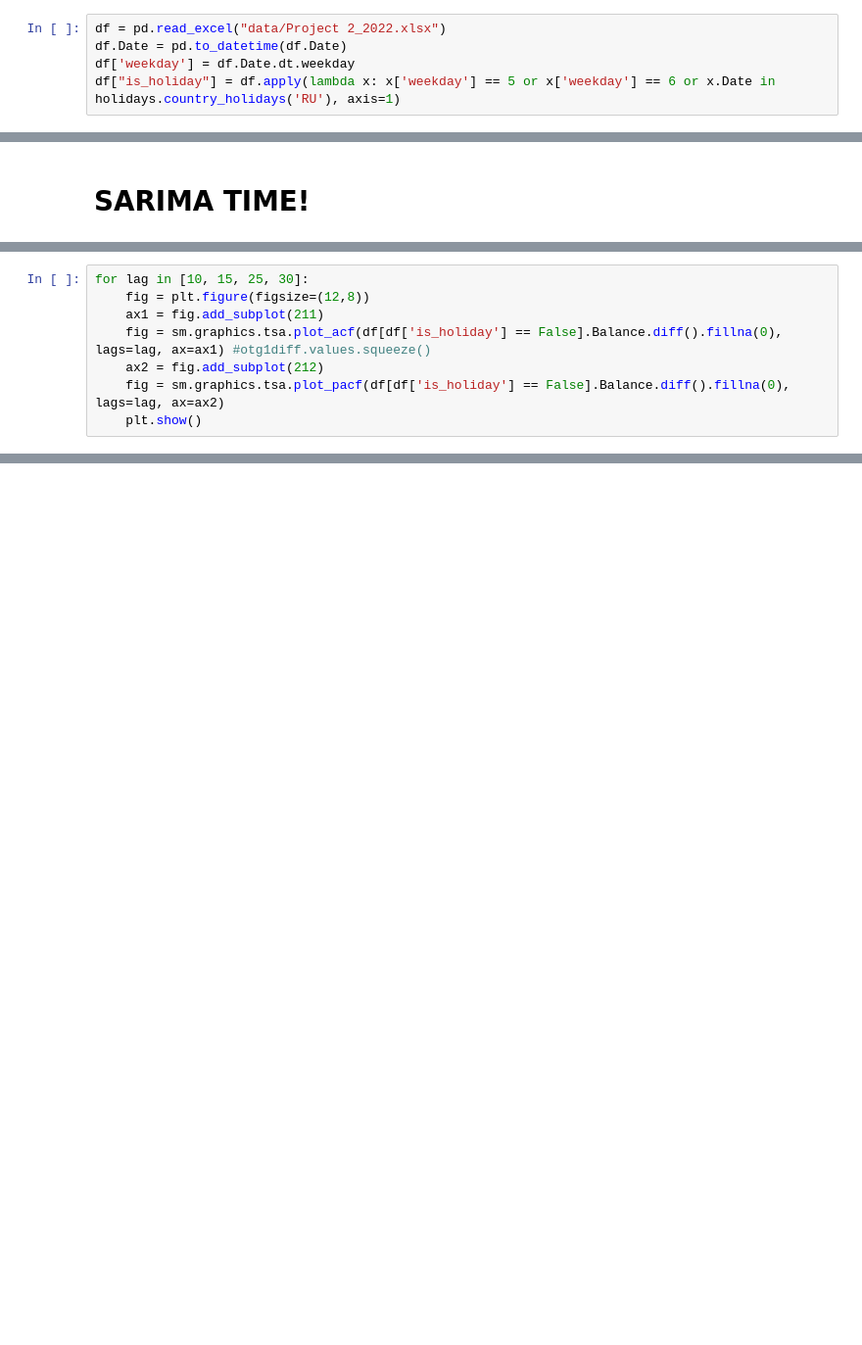
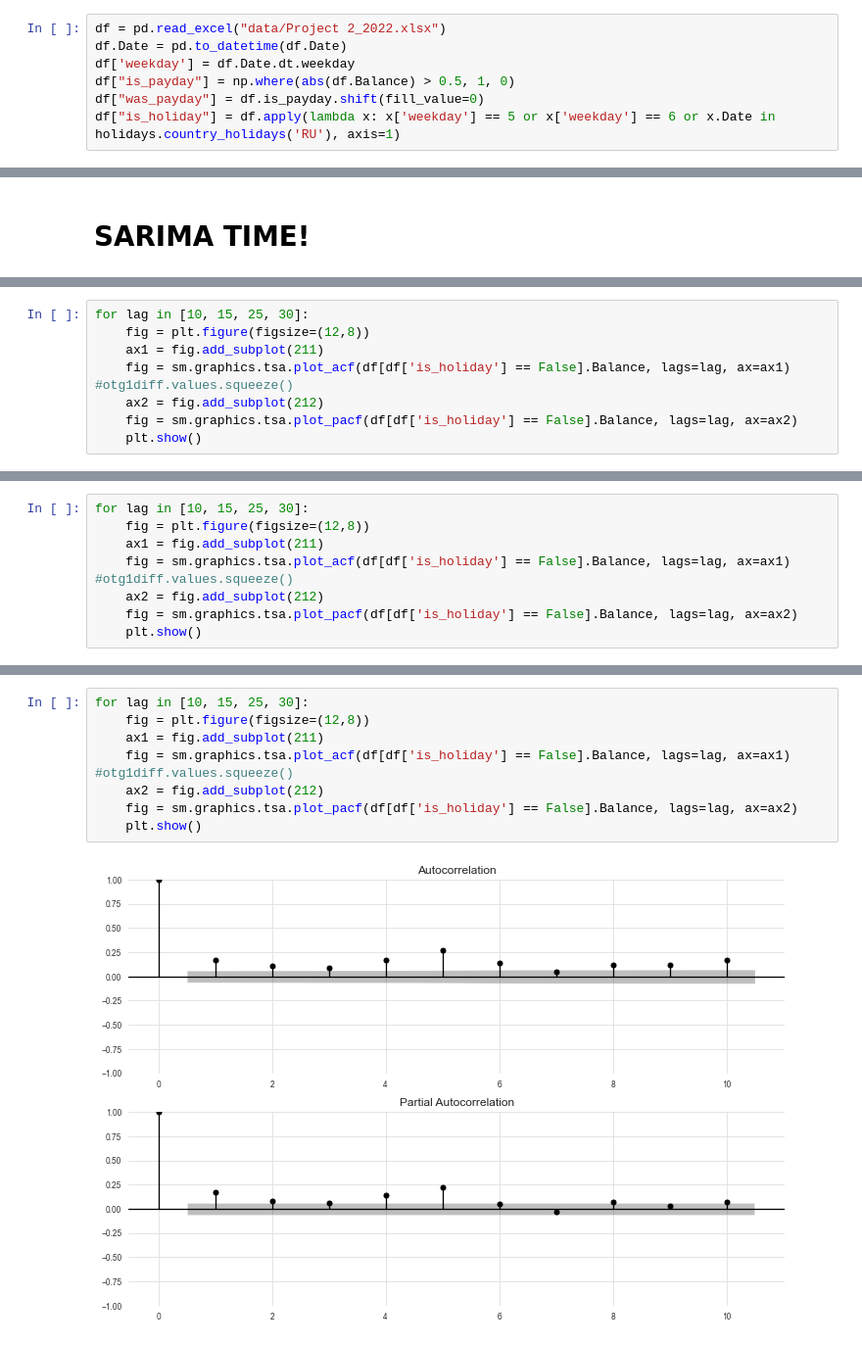
Before and after one commit to takkat14/Balance-Forecasting-Pipeline, a Jupyter notebook: Project_2.ipynb, the cells around one changed output, grey strips where cells are left out. Shown: that part at 98% size. Saved outputs shown, nothing was run; the diff lists cells and outputs as text; blank space fills up the shorter version.

Commit message:
arima + payday

```diff
--- a/Project_2.ipynb
+++ b/Project_2.ipynb
@@ -9,6 +9,8 @@ sns.set_style('whitegrid')
 df = pd.read_excel("data/Project 2_2022.xlsx")
 df.Date = pd.to_datetime(df.Date)
 df['weekday'] = df.Date.dt.weekday
+df["is_payday"] = np.where(abs(df.Balance) > 0.5, 1, 0)
+df["was_payday"] = df.is_payday.shift(fill_value=0)
 df["is_holiday"] = df.apply(lambda x: x['weekday'] == 5 or x['weekday'] == 6 or x.Date in holidays.country_holidays('RU'), axis=1)
 # %%
 df
@@ -212,7 +190,7 @@ look-up table. The actual p-value is smaller than the p-value returned.
 for lag in [10, 15, 25, 30]:
     fig = plt.figure(figsize=(12,8))
     ax1 = fig.add_subplot(211)
-    fig = sm.graphics.tsa.plot_acf(df[df['is_holiday'] == False].Balance.diff().fillna(0), lags=lag, ax=ax1) #otg1diff.values.squeeze()
+    fig = sm.graphics.tsa.plot_acf(df[df['is_holiday'] == False].Balance, lags=lag, ax=ax1) #otg1diff.values.squeeze()
     ax2 = fig.add_subplot(212)
-    fig = sm.graphics.tsa.plot_pacf(df[df['is_holiday'] == False].Balance.diff().fillna(0), lags=lag, ax=ax2)
+    fig = sm.graphics.tsa.plot_pacf(df[df['is_holiday'] == False].Balance, lags=lag, ax=ax2)
     plt.show()
@@ -224,3 +197,11 @@ for lag in [10, 15, 25, 30]:
+# %%
+for lag in [10, 15, 25, 30]:
+    fig = plt.figure(figsize=(12,8))
+    ax1 = fig.add_subplot(211)
+    fig = sm.graphics.tsa.plot_acf(df[df['is_holiday'] == False].Balance, lags=lag, ax=ax1) #otg1diff.values.squeeze()
+    ax2 = fig.add_subplot(212)
+    fig = sm.graphics.tsa.plot_pacf(df[df['is_holiday'] == False].Balance, lags=lag, ax=ax2)
+    plt.show()
 # %%
 mod = smf.ols('Diff ~ float', data=df[['Date', 'Diff']])
 res = mod.fit()
@@ -242,0 +498,10 @@ PatsyError: Number of rows mismatch between data argument and float (1543 versus
+# %%
+for lag in [10, 15, 25, 30]:
+    fig = plt.figure(figsize=(12,8))
+    ax1 = fig.add_subplot(211)
+    fig = sm.graphics.tsa.plot_acf(df[df['is_holiday'] == False].Balance, lags=lag, ax=ax1) #otg1diff.values.squeeze()
+    ax2 = fig.add_subplot(212)
+    fig = sm.graphics.tsa.plot_pacf(df[df['is_holiday'] == False].Balance, lags=lag, ax=ax2)
+    plt.show()
+# %% [output]
+[figure, added]
```
Also changed, not shown: parts of 81 cells of this notebook.
